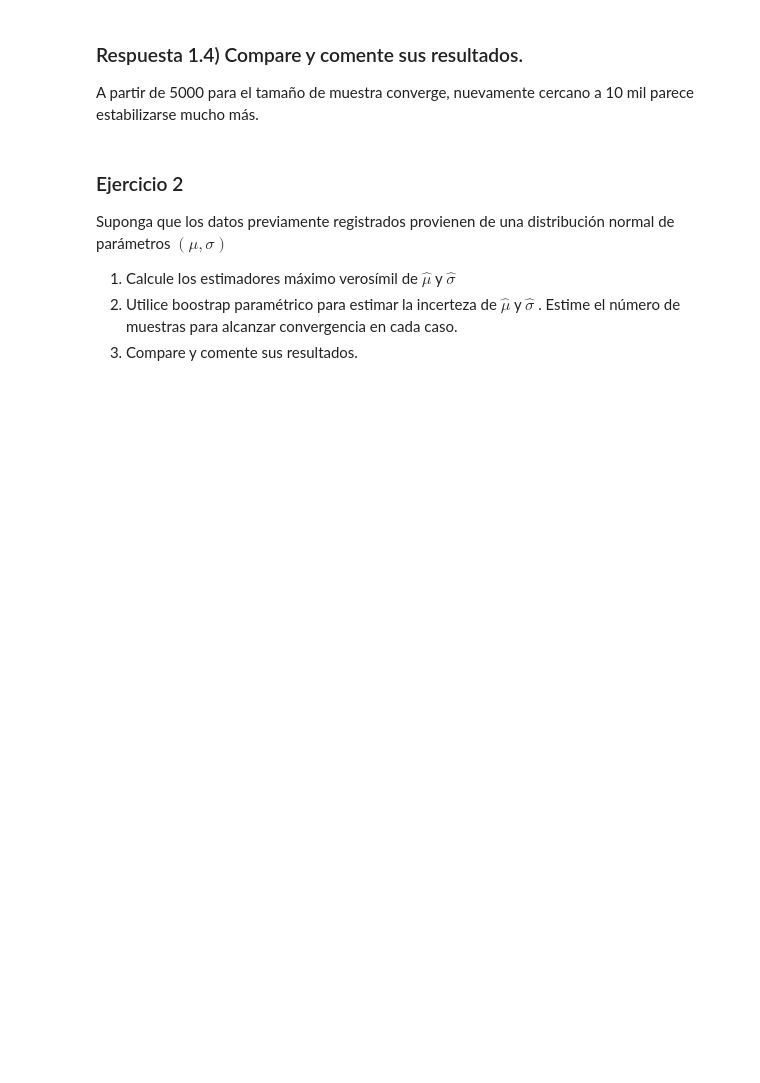
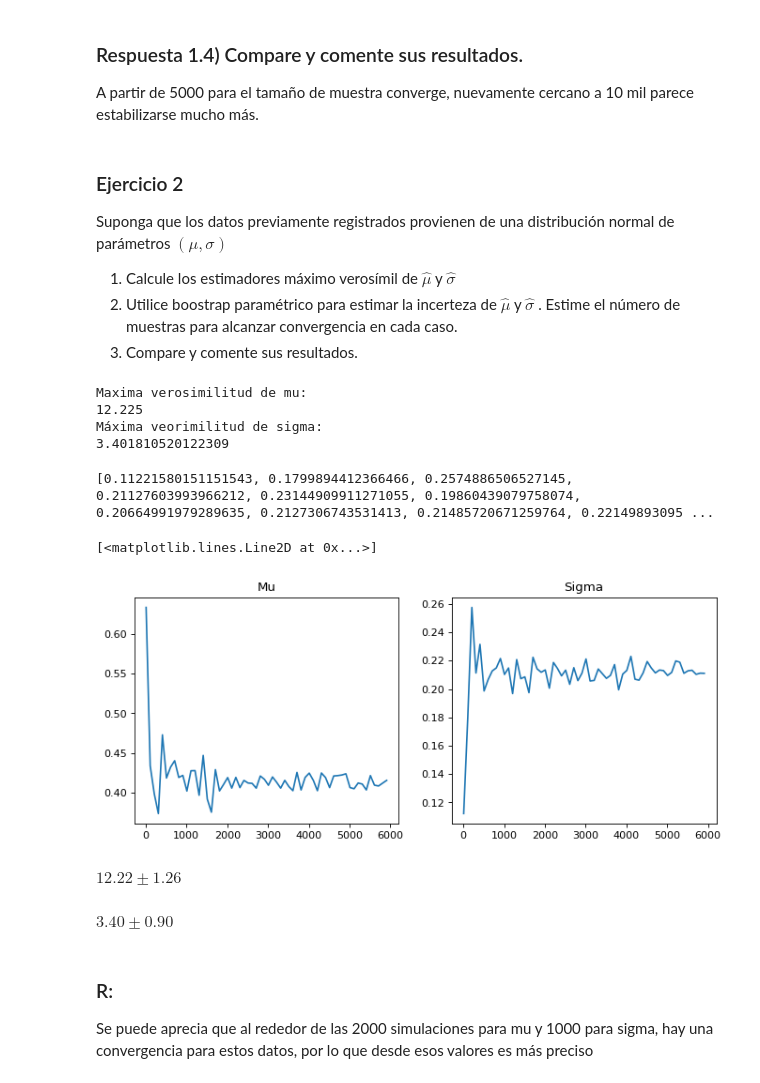
Before and after one commit to imnotUrban/Repo-Simulacion, a Jupyter notebook: Laboratorio_4/Laboratorio4.ipynb, the cells around one changed output. Drawn from its saved outputs; the diff is of its cells as text; code cells hidden in the pictures; blank space fills up the shorter version.

Commit message:
4.2 lista, enviar

```diff
--- a/Laboratorio_4/Laboratorio4.ipynb
+++ b/Laboratorio_4/Laboratorio4.ipynb
@@ -234,3 +234,67 @@ Suponga que los datos previamente registrados provienen de una distribución nor
 1. Calcule los estimadores máximo verosímil de $\hat{\mu}$ y $\hat{\sigma}$
 2. Utilice boostrap paramétrico para estimar la incerteza de $\hat{\mu}$ y $\hat{\sigma}$ . Estime el número de muestras para alcanzar convergencia en cada caso.
 3. Compare y comente sus resultados.
+# %%
+#Respuesta 1
+
+maxVerMu = statistics.mean(datos) #saca la media de los datos
+maxVerSigma = statistics.stdev(datos) #Saca la dev estandar de los datos
+
+print('Maxima verosimilitud de mu: ')
+print(maxVerMu)
+print('Máxima veorimilitud de sigma: ')
+print(maxVerSigma)
+#print(maxVerMu,maxVerSigma)
+# %% [output]
+Maxima verosimilitud de mu:
+12.225
+Máxima veorimilitud de sigma:
+3.401810520122309
+# %%
+#2 bootstrap
+
+size = 28 #Tamaño de la muestra
+listaVarMu = [] #Varianza de mu
+listaVarSigma = [] #Varianza de sigma
+for i in range(10,6000,100): #desde 10 hasta 6000 con un salto de 100 para ver cambios más precisos ( desde 1 daba un error ya que para sacar la varianza al final necesitaba de como mínimo 2 datos)
+    mu1 = []
+    sigma1 = []
+    for j in range(i): #Va probando en cada iteración de i, i veces
+        datos_norm = stats.norm.rvs(loc=maxVerMu, scale =maxVerSigma, size = size) #Generamos la normal
+        sigma1.append(statistics.stdev(datos_norm)) #Agregamos la desviación estandar
+        mu1.append(statistics.mean(datos_norm)) #Agregamos la media
+
+    listaVarSigma.append(statistics.variance(sigma1))
+    listaVarMu.append(statistics.variance(mu1))
+
+print(listaVarSigma,listaVarMu)
+# %% [output]
+[0.11221580151151543, 0.1799894412366466, 0.2574886506527145, 0.21127603993966212, 0.23144909911271055, 0.19860439079758074, 0.20664991979289635, 0.2127306743531413, 0.21485720671259764, 0.22149893095 ...
+# %%
+fig, axs = plt.subplots(1, 2,figsize=(10, 4), dpi=80)
+axs[0].set_title('Mu')
+axs[0].plot(range(10,6000,100),listaVarMu)
+axs[1].set_title('Sigma')
+axs[1].plot(range(10,6000,100),listaVarSigma)
+# %% [output]
+[<matplotlib.lines.Line2D at 0x...>]
+[figure, added]
+# %%
+#Intervalo de confianza para mu (95%)
+vari = listaVarMu[len(listaVarMu)-1]
+#print(vari)
+rango = 1.96*math.sqrt(vari)
+display(Math('%0.2f \pm %0.2f' % (maxVerMu, rango )))
+# %% [output]
+$\displaystyle 12.22 \pm 1.26$
+# %%
+#Intervalo de confianza para sigma (95%)
+vari = listaVarSigma[len(listaVarSigma)-1]
+#print(vari)
+rango = 1.96*math.sqrt(vari)
+display(Math('%0.2f \pm %0.2f' % (maxVerSigma, rango )))
+# %% [output]
+$\displaystyle 3.40 \pm 0.90$
+# %% [markdown]
+### R:
+Se puede aprecia que al rededor de las 2000 simulaciones para mu y 1000 para sigma, hay una convergencia para estos datos, por lo que desde esos valores es más preciso
```
Also changed, not shown: parts of 6 cells of this notebook.
